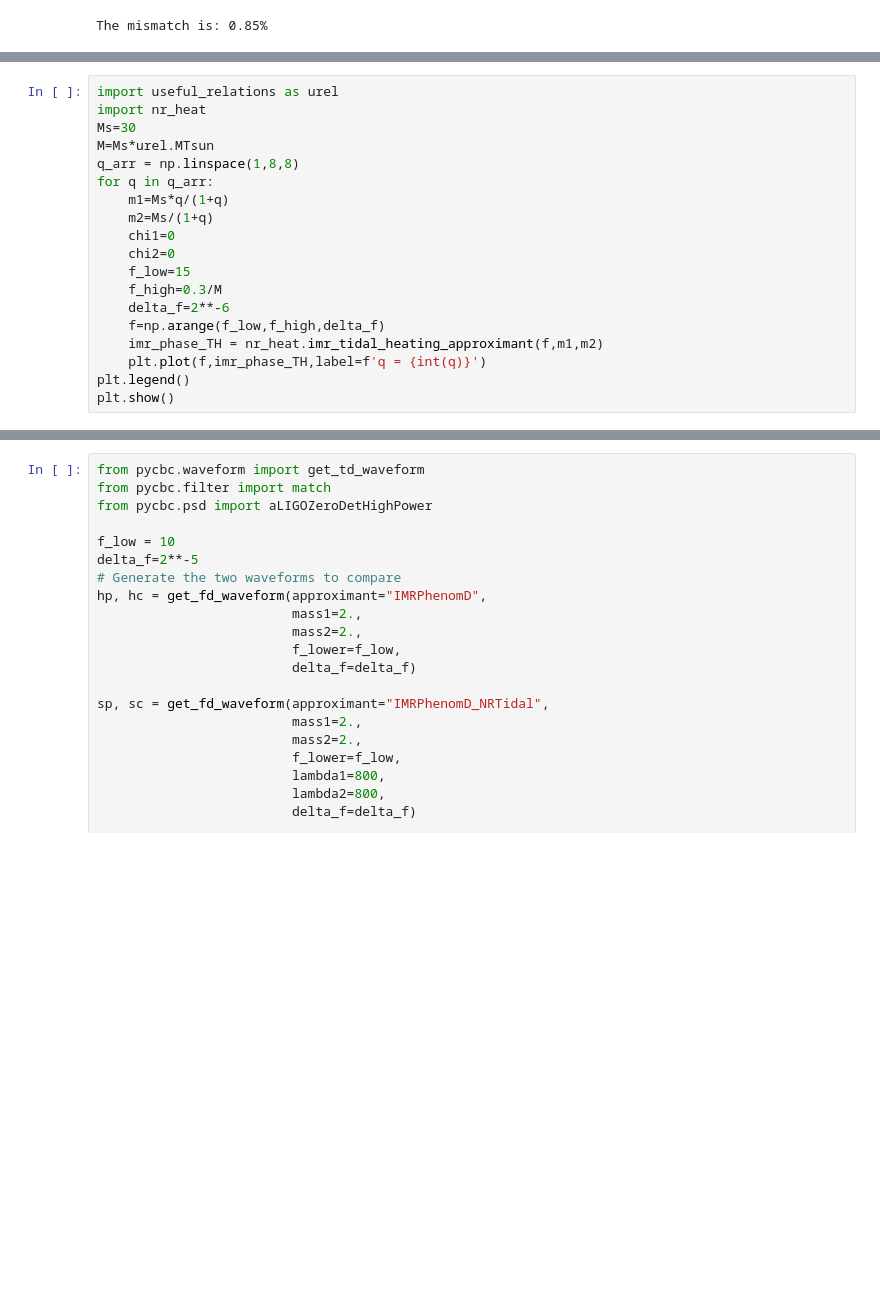
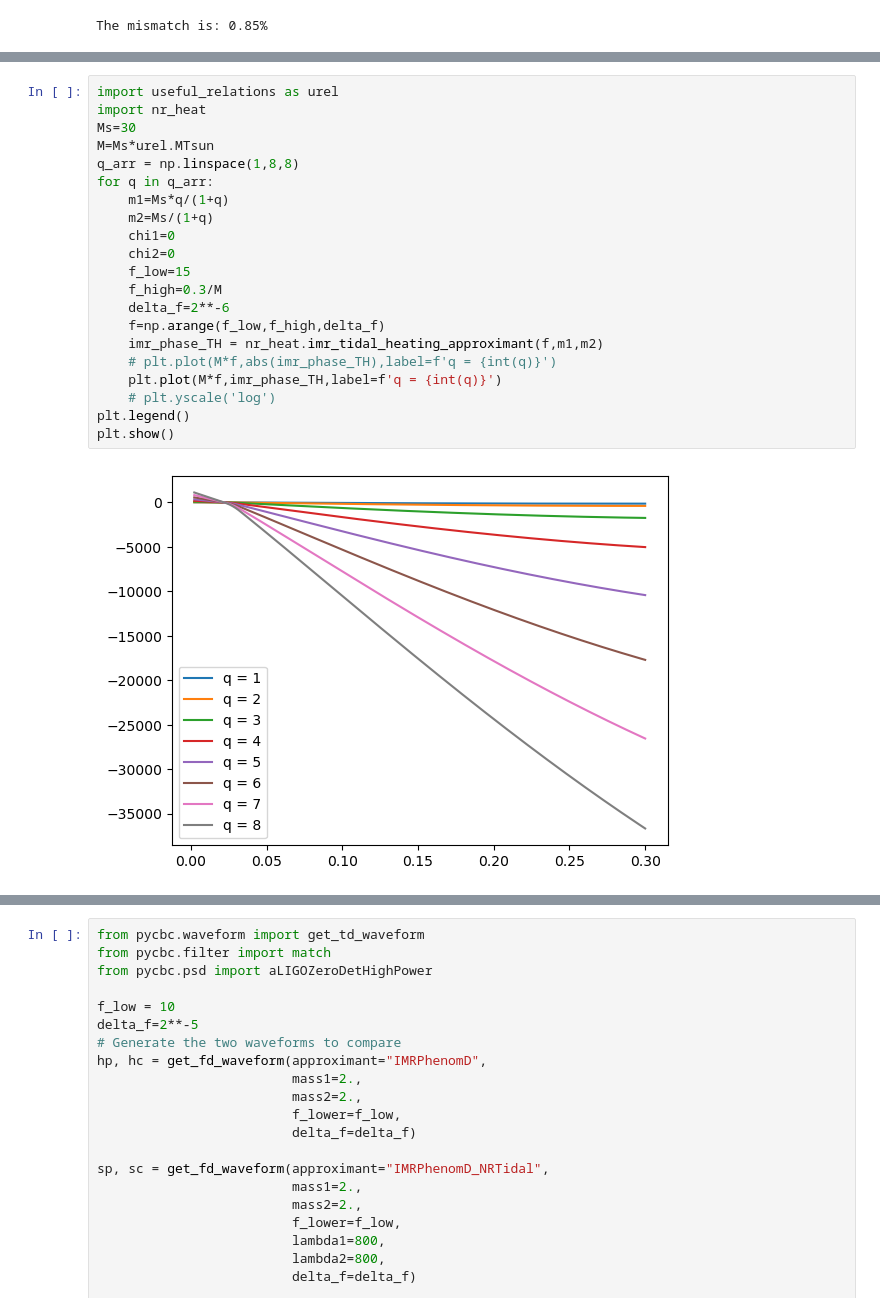
Before and after one commit to samanwaya-mukherjee/gwfit, a Jupyter notebook: notebooks/waveform_test.ipynb, the cells around one changed output, grey strips where cells are left out. Cells and saved outputs as stored; diff of their text form; blank space fills up the shorter version.

```diff
--- a/notebooks/waveform_test.ipynb
+++ b/notebooks/waveform_test.ipynb
@@ -168,19 +169,23 @@ plt.show()
 # %%
 import useful_relations as urel
 import nr_heat
 Ms=30
 M=Ms*urel.MTsun
 q_arr = np.linspace(1,8,8)
 for q in q_arr:
     m1=Ms*q/(1+q)
     m2=Ms/(1+q)
     chi1=0
     chi2=0
     f_low=15
     f_high=0.3/M
     delta_f=2**-6
     f=np.arange(f_low,f_high,delta_f)
     imr_phase_TH = nr_heat.imr_tidal_heating_approximant(f,m1,m2)
-    plt.plot(f,imr_phase_TH,label=f'q = {int(q)}')
+    # plt.plot(M*f,abs(imr_phase_TH),label=f'q = {int(q)}')
+    plt.plot(M*f,imr_phase_TH,label=f'q = {int(q)}')
+    # plt.yscale('log')
 plt.legend()
 plt.show()
+# %% [output]
+[figure, added]
```
Also changed, not shown: parts of 5 cells of this notebook, 2 other files.
